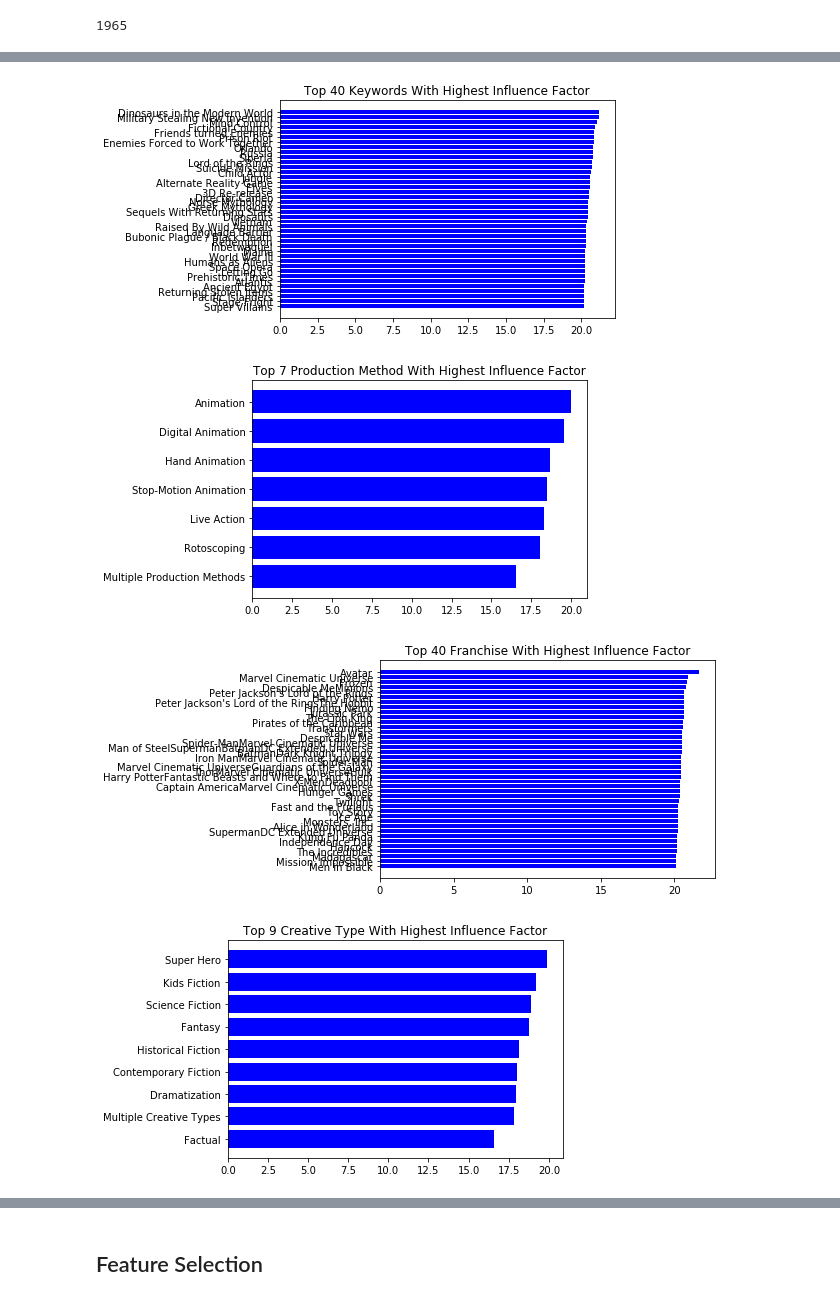
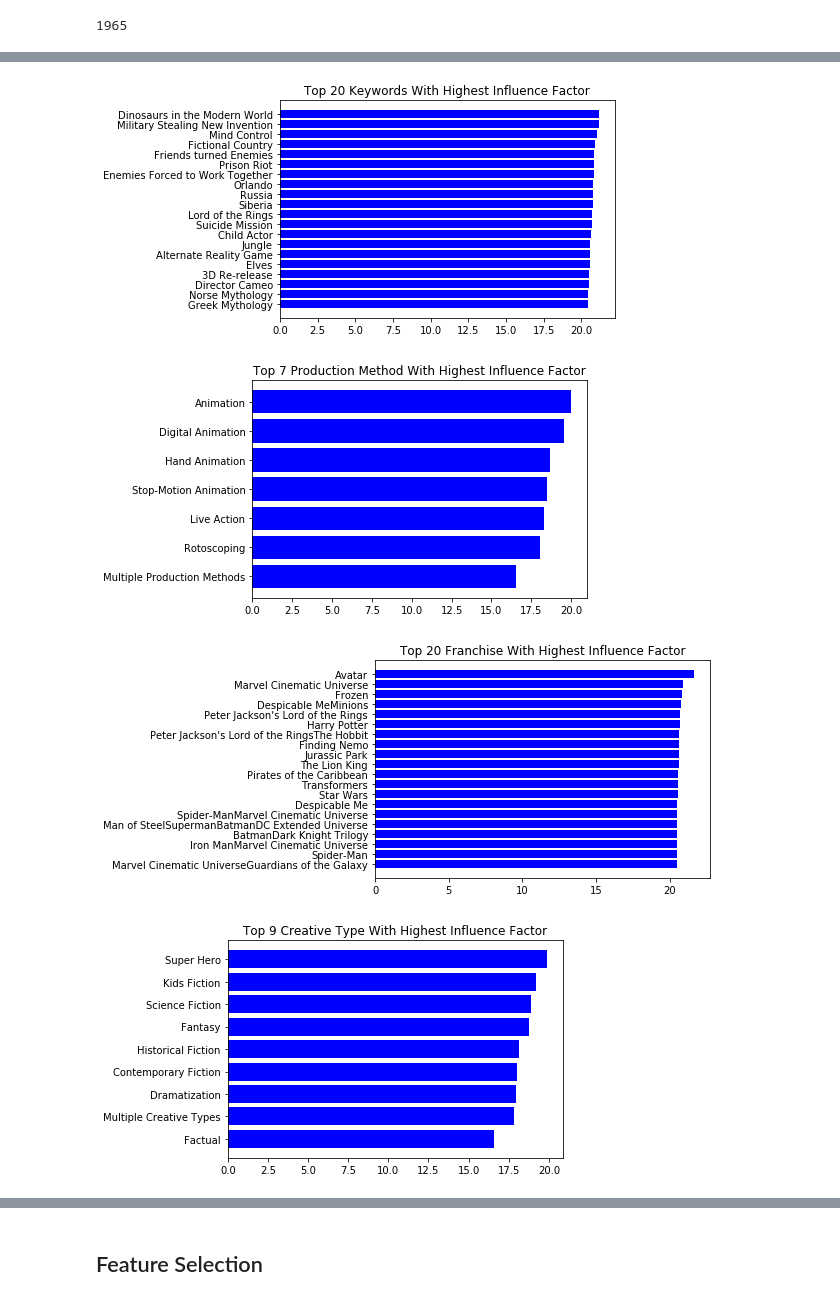
Before and after one commit to yuechaohou/PDS, a Jupyter notebook: feature_selection/Feature Selection.ipynb, the cells around one changed output, grey strips where cells are left out. Drawn from its saved outputs; the diff is of its cells as text; code cells hidden in the pictures.

```diff
--- a/feature_selection/Feature Selection.ipynb
+++ b/feature_selection/Feature Selection.ipynb
@@ -26,5 +15,0 @@ from sklearn.linear_model import LassoCV
-# %%
-with open('name_url.pkl','rb') as f:
-    name_info=pickle.load(f)
-
-print(name_info['Fahrenheit 9/11(2004)'])
@@ -289,23 +275,22 @@ get_all_cate_info()
 # %%
 import operator
 
 key_list=['Keywords', 'Production Method', 'Franchise', 'Creative Type', 'Genre', 'Production Companies']
 for key in key_list:
     file_name='_'.join(key.lower().split())
     #print(file_name)
     with open(file_name+'.pkl','rb') as f:
         movie_info=pickle.load(f)
     sorted_movie=sorted(movie_info.items(), key=lambda d: d[1])
-    #print(sorted_movie[-30:])
-    target=sorted_movie[-40:]
+    target=sorted_movie[-20:]
     name_list = [a[0] for a in target]
     num_list = [a[1] for a in target]
     plt.barh(range(len(num_list)), num_list,fc='b',tick_label=name_list)
     plt.title('Top '+ str(len(name_list)) +' '+key+' With Highest Influence Factor')
     plt.show()
 # %% [output]
-[figure, old version]
+[figure, new version]
 [figure]
-[figure, old version]
+[figure, new version]
 [figure]
 [figure]
```
Also changed, not shown: parts of 6 cells of this notebook.
